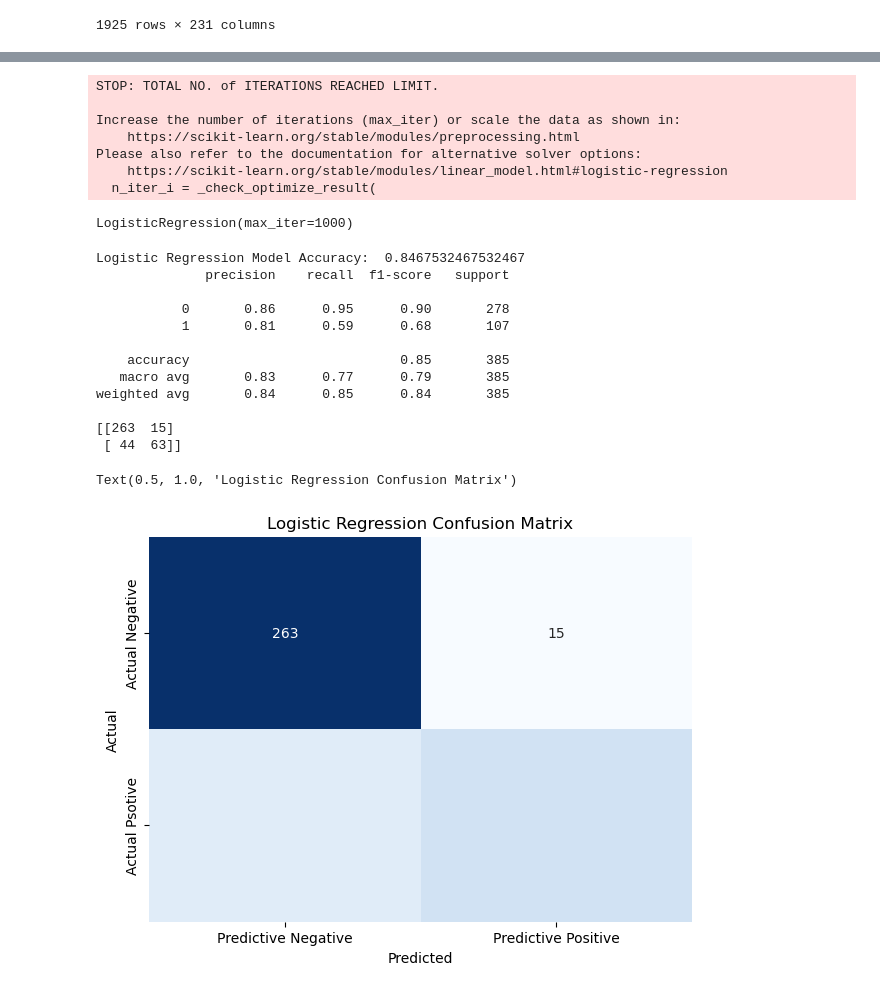
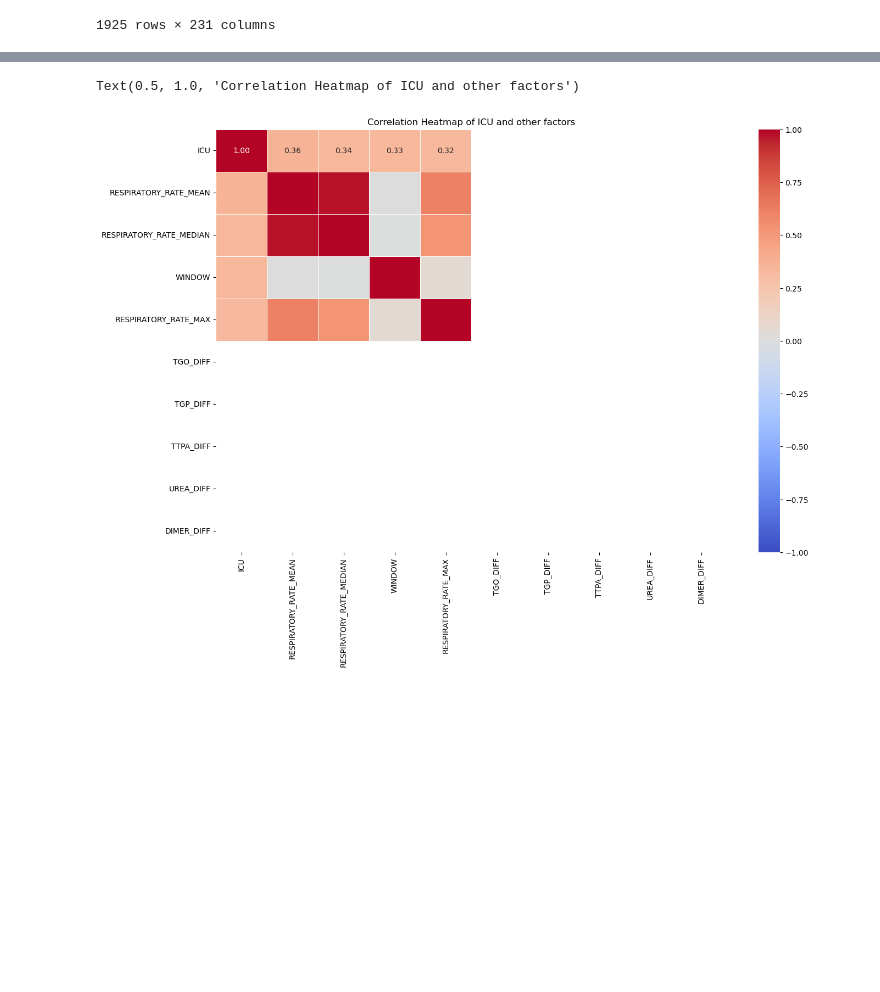
Before and after one commit to ousmannjie/Brazil-Covid19-ICU-Admission-prediction, a Jupyter notebook: covid19 ICU prediction .ipynb, the cells around one changed output, grey strips where cells are left out. Cells and saved outputs as stored; diff of their text form; code cells hidden in the pictures; blank space fills up the shorter version.

Commit message:
Added a correlation matrix between being addmitted into the icu and top positive and top negative features

```diff
--- a/covid19 ICU prediction .ipynb
+++ b/covid19 ICU prediction .ipynb
@@ -225,0 +203,9 @@ ICU                         3.294294e-01  1.000000
+# %%
+correlation_matrix = df_filled.corr()
+
+corr_w_ICU = correlation_matrix['ICU'].sort_values(ascending = False)
+
+top_positive_correlations = corr_w_ICU.head(10)
+top_negative_correlations = corr_w_ICU.tail(10)
+
+positive_correlations, negative_correlations
@@ -226,52 +230,16 @@ ICU                         3.294294e-01  1.000000
+# %%
+ top_features = corr_w_ICU.index[:5].tolist() + corr_w_ICU.index[-5:].tolist()
+corr_matrix = df_filled[top_features].corr()
+
+plt.figure(figsize=(15, 10))
+sns.heatmap(corr_matrix, annot=True, cmap='coolwarm', vmin=-1, vmax=1, linewidths=0.5, fmt='.2f')
+plt.title('Correlation Heatmap of ICU and other factors')
+# %% [output]
+Text(0.5, 1.0, 'Correlation Heatmap of ICU and other factors')
+[figure, added]
 # %%
 X = df_filled.drop(['ICU'], axis=1)
 y = df_filled['ICU']
 
 
 X_train, X_test, y_train, y_test = train_test_split(X, y, test_size=0.2, random_state=42)
-# %%
-model = LogisticRegression(max_iter=1000)
-model
-
-model.fit(X_train, y_train)
-# %% [output]
-STOP: TOTAL NO. of ITERATIONS REACHED LIMIT.
-
-Increase the number of iterations (max_iter) or scale the data as shown in:
-    https://scikit-learn.org/stable/modules/preprocessing.html
-Please also refer to the documentation for alternative solver options:
-    https://scikit-learn.org/stable/modules/linear_model.html#logistic-regression
-  n_iter_i = _check_optimize_result(
-LogisticRegression(max_iter=1000)
-# %%
-y_pred = model.predict(X_test)
-
-
-accuracy = accuracy_score(y_test, y_pred)
-print("Logistic Regression Model Accuracy: ", accuracy)
-print(classification_report(y_test, y_pred))
-
-conf_matrix = confusion_matrix(y_test, y_pred)
-print(conf_matrix)
-plt.figure(figsize=(7,5))
-sns.heatmap(conf_matrix, annot=True, fmt='d', cmap='Blues', cbar=False,
-            xticklabels = ['Predictive Negative' , 'Predictive Positive'],
-            yticklabels = ['Actual Negative', 'Actual Psotive'])
-plt.xlabel('Predicted')
-plt.ylabel('Actual')
-plt.title('Logistic Regression Confusion Matrix')
-# %% [output]
-Logistic Regression Model Accuracy:  0.8467532467532467
-              precision    recall  f1-score   support
-
-           0       0.86      0.95      0.90       278
-           1       0.81      0.59      0.68       107
-
-    accuracy                           0.85       385
-   macro avg       0.83      0.77      0.79       385
-weighted avg       0.84      0.85      0.84       385
-
-[[263  15]
- [ 44  63]]
-Text(0.5, 1.0, 'Logistic Regression Confusion Matrix')
-[figure, removed]
```
Also changed, not shown: parts of 23 cells of this notebook.
